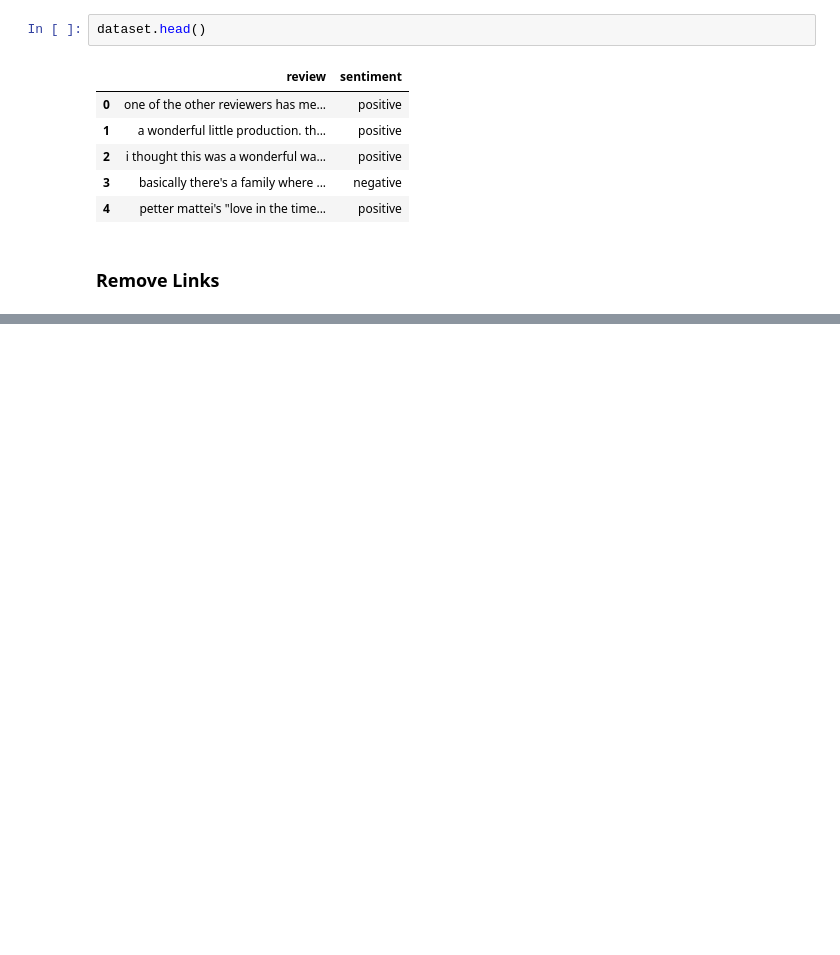
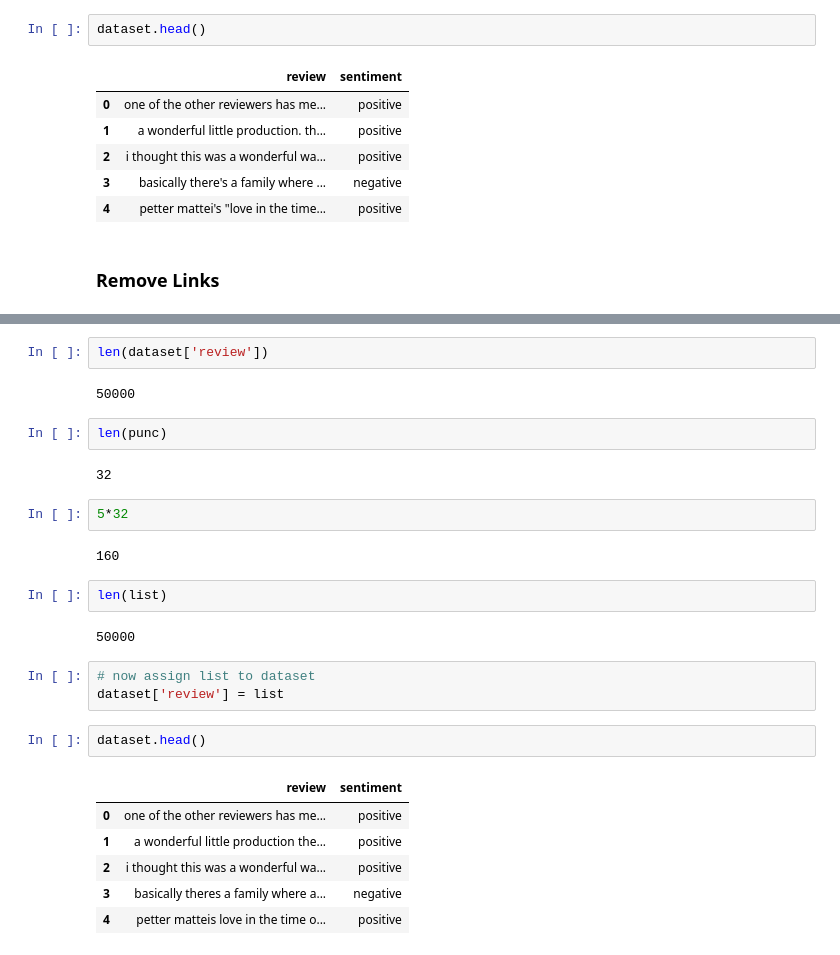
Before and after one commit to arfan64shah/Natural_Language_Processing, a Jupyter notebook: Movie_Reviews_Analysis.ipynb, the cells around one changed output, grey strips where cells are left out. Cells and saved outputs as stored; diff of their text form; blank space fills up the shorter version.

```diff
--- a/Movie_Reviews_Analysis.ipynb
+++ b/Movie_Reviews_Analysis.ipynb
@@ -89,0 +126,28 @@ remove_links(text)
+# %%
+len(dataset['review'])
+# %% [output]
+50000
+# %%
+len(punc)
+# %% [output]
+32
+# %%
+5*32
+# %% [output]
+160
+# %%
+len(list)
+# %% [output]
+50000
+# %%
+# now assign list to dataset
+dataset['review'] = list
+# %%
+dataset.head()
+# %% [output]
+|  | review | sentiment |
+| 0 | one of the other reviewers has me... | positive |
+| 1 | a wonderful little production the... | positive |
+| 2 | i thought this was a wonderful wa... | positive |
+| 3 | basically theres a family where a... | negative |
+| 4 | petter matteis love in the time o... | positive |
```
Also changed, not shown: parts of 23 cells of this notebook, 1 other file.
